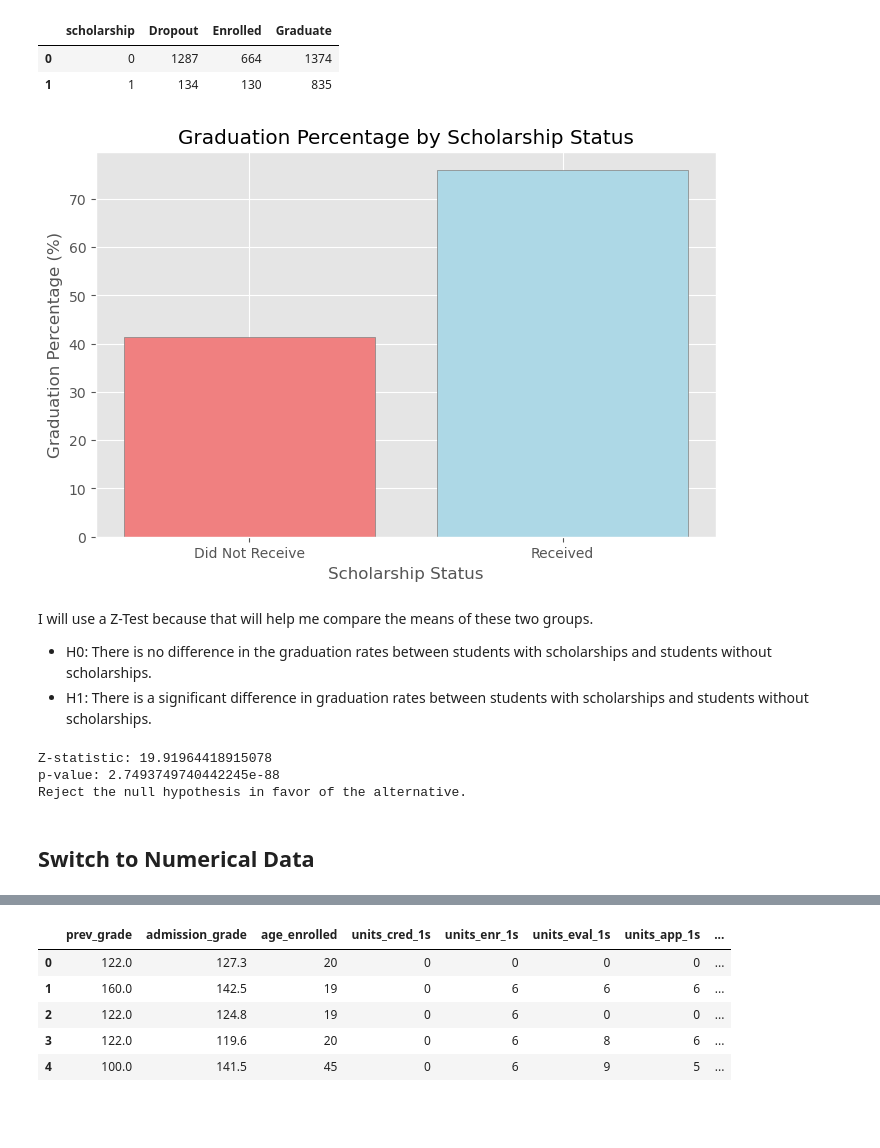
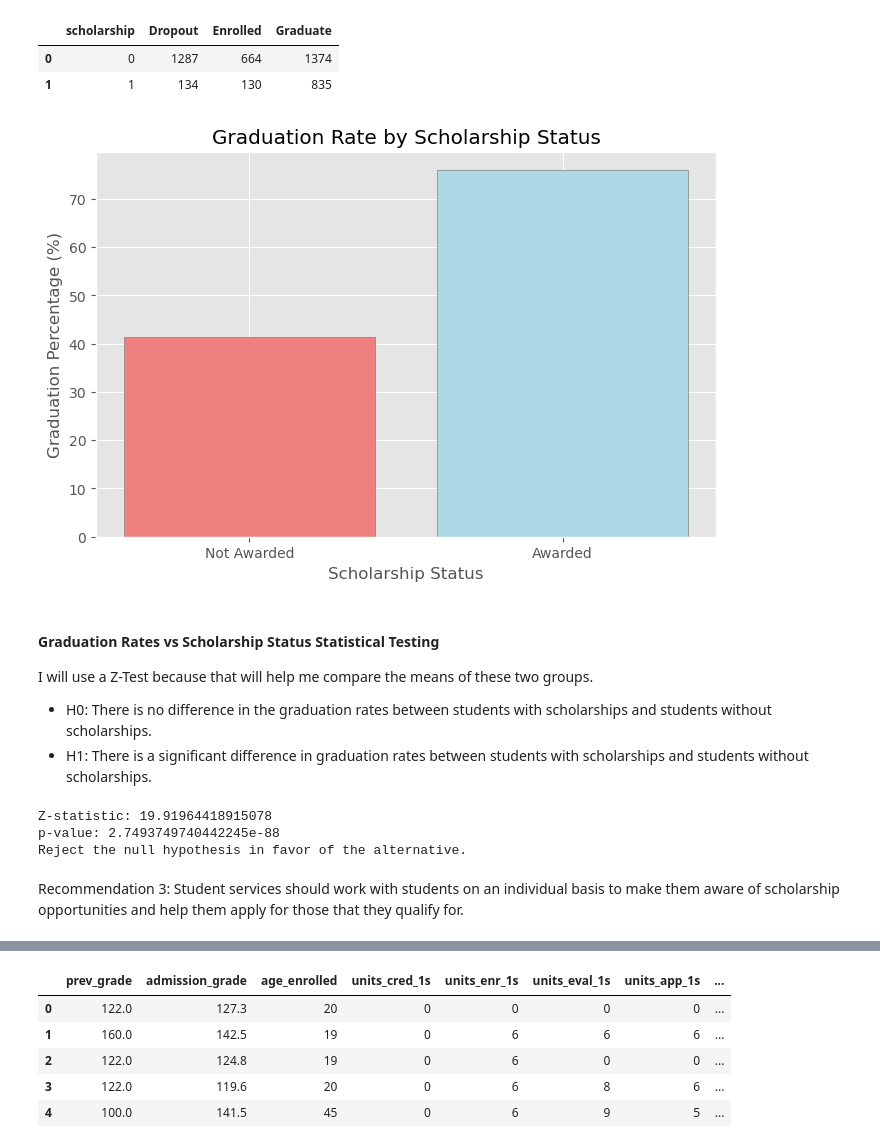
Before and after one commit to elijahlopez94/predicting_student_success, a Jupyter notebook: student_success.ipynb, the cells around one changed output, grey strips where cells are left out. Saved outputs shown, nothing was run; the diff lists cells and outputs as text; code cells hidden in the pictures; blank space fills up the shorter version.

```diff
--- a/student_success.ipynb
+++ b/student_success.ipynb
@@ -481,32 +404,31 @@ total_scholarships = scholarship_target_df.loc[1, 'Dropout'] + scholarship_targe
 grads_with_no_scholarship = scholarship_target_df.loc[0, 'Graduate']
 total_with_no_scholarship = scholarship_target_df.loc[0, 'Dropout'] + scholarship_target_df.loc[0, 'Enrolled'] + scholarship_target_df.loc[0, 'Graduate']
 # %%
-import matplotlib.pyplot as plt
-
 # Calculate percentages
 percentage_grads_with_scholarship = (grads_with_scholarship / total_scholarships) * 100
 percentage_grads_with_no_scholarship = (grads_with_no_scholarship / total_with_no_scholarship) * 100
 
 # Data for plotting
-labels = ['Did Not Receive', 'Received']  # Reversed the order here
+labels = ['Not Awarded', 'Awarded']  # Reversed the order here
 percentages = [percentage_grads_with_no_scholarship, percentage_grads_with_scholarship]  # Reversed the order here
 
 # Create a bar chart
 fig, ax = plt.subplots(figsize=(8, 5))
 
 # Plot the bars
 ax.bar(labels, percentages, color=['lightcoral', 'lightblue'], edgecolor='grey')
 
 # Set titles and labels
-ax.set_title('Graduation Percentage by Scholarship Status')
+ax.set_title('Graduation Rate by Scholarship Status')
 ax.set_xlabel('Scholarship Status')
 ax.set_ylabel('Graduation Percentage (%)')
 
 # Display the plot
 plt.show();
 # %% [output]
-[figure, old version]
+[figure, new version]
 # %% [markdown]
+#### Graduation Rates vs Scholarship Status Statistical Testing
 I will use a Z-Test because that will help me compare the means of these two groups.
 
 * H0: There is no difference in the graduation rates between students with scholarships and students without scholarships.
@@ -532,5 +454,5 @@ else:
 Z-statistic: 19.91964418915078
 p-value: 2.7493749740442245e-88
 Reject the null hypothesis in favor of the alternative.
-# %% [markdown]
-## Switch to Numerical Data
+# %% [markdown]
+Recommendation 3: Student services should work with students on an individual basis to make them aware of scholarship opportunities and help them apply for those that they qualify for.
```
Also changed, not shown: parts of 57 cells of this notebook.
